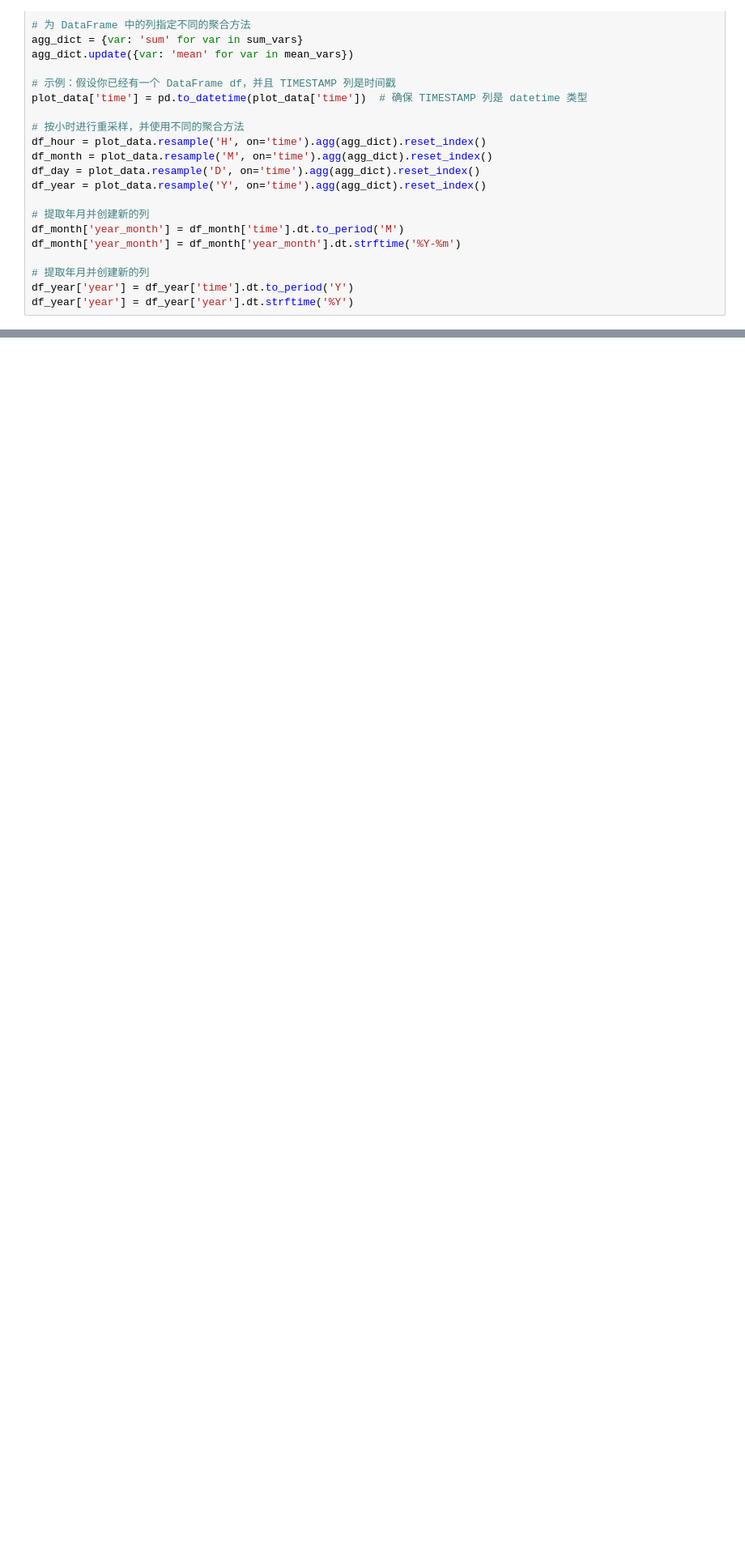
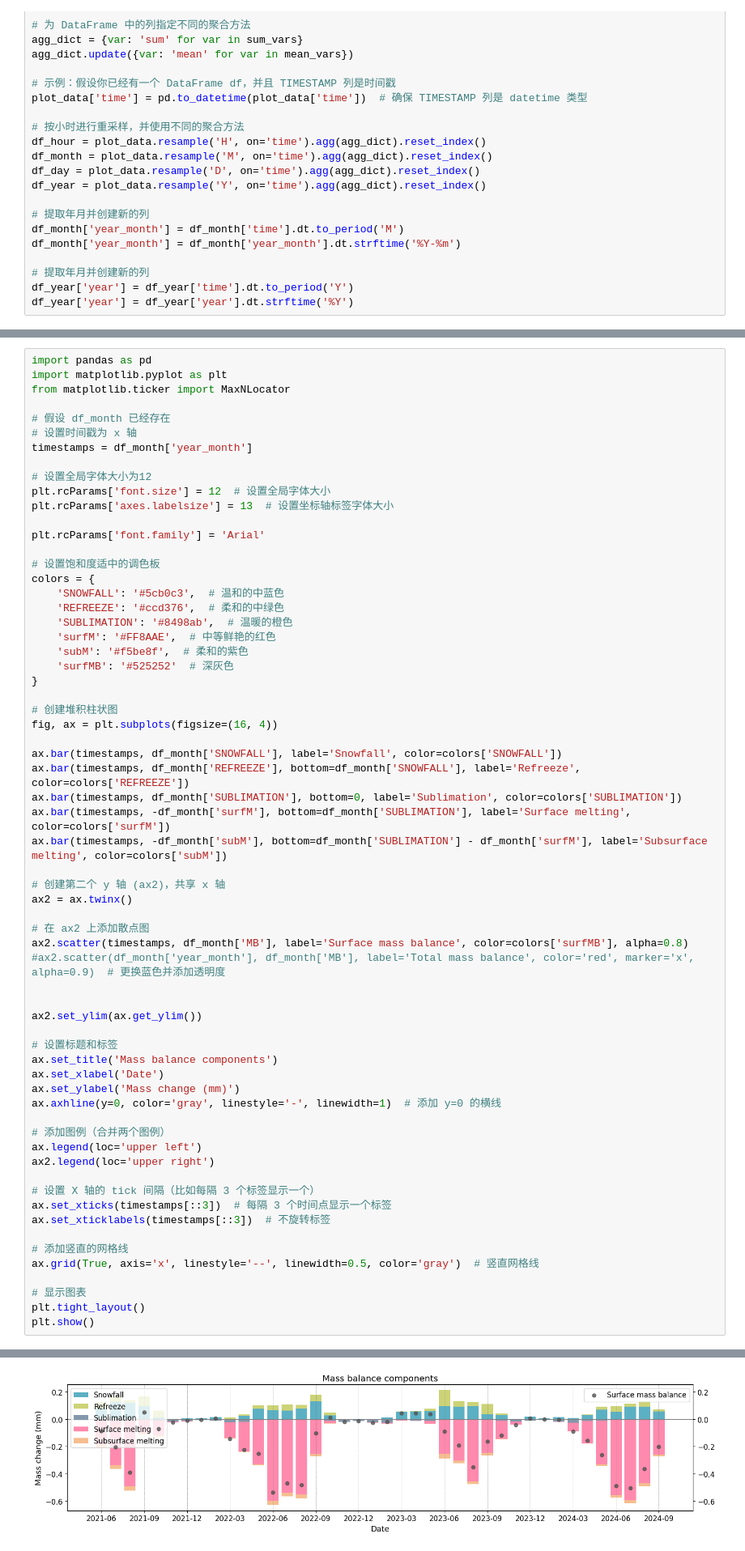
Before and after one commit to Rice-cas/cosipy_kqgr, a Jupyter notebook: plot_result.ipynb, the cells around one changed output, grey strips where cells are left out. Shown at 81% size. Cells and saved outputs as stored; diff of their text form; blank space fills up the shorter version.

```diff
--- a/plot_result.ipynb
+++ b/plot_result.ipynb
@@ -40,0 +135,65 @@ df_year['year'] = df_year['year'].dt.strftime('%Y')
+# %%
+import pandas as pd
+import matplotlib.pyplot as plt
+from matplotlib.ticker import MaxNLocator
+
+# 假设 df_month 已经存在
+# 设置时间戳为 x 轴
+timestamps = df_month['year_month']
+
+# 设置全局字体大小为12
+plt.rcParams['font.size'] = 12  # 设置全局字体大小
+plt.rcParams['axes.labelsize'] = 13  # 设置坐标轴标签字体大小
+
+plt.rcParams['font.family'] = 'Arial'
+
+# 设置饱和度适中的调色板
+colors = {
+    'SNOWFALL': '#5cb0c3',  # 温和的中蓝色
+    'REFREEZE': '#ccd376',  # 柔和的中绿色
+    'SUBLIMATION': '#8498ab',  # 温暖的橙色
+    'surfM': '#FF8AAE',  # 中等鲜艳的红色
+    'subM': '#f5be8f',  # 柔和的紫色
+    'surfMB': '#525252'  # 深灰色
+}
+
+# 创建堆积柱状图
+fig, ax = plt.subplots(figsize=(16, 4))
+
+ax.bar(timestamps, df_month['SNOWFALL'], label='Snowfall', color=colors['SNOWFALL'])
+ax.bar(timestamps, df_month['REFREEZE'], bottom=df_month['SNOWFALL'], label='Refreeze', color=colors['REFREEZE'])
+ax.bar(timestamps, df_month['SUBLIMATION'], bottom=0, label='Sublimation', color=colors['SUBLIMATION'])
+ax.bar(timestamps, -df_month['surfM'], bottom=df_month['SUBLIMATION'], label='Surface melting', color=colors['surfM'])
+ax.bar(timestamps, -df_month['subM'], bottom=df_month['SUBLIMATION'] - df_month['surfM'], label='Subsurface melting', color=colors['subM'])
+
+# 创建第二个 y 轴 (ax2)，共享 x 轴
+ax2 = ax.twinx()
+
+# 在 ax2 上添加散点图
+ax2.scatter(timestamps, df_month['MB'], label='Surface mass balance', color=colors['surfMB'], alpha=0.8)
+#ax2.scatter(df_month['year_month'], df_month['MB'], label='Total mass balance', color='red', marker='x', alpha=0.9)  # 更换蓝色并添加透明度
+
+
+ax2.set_ylim(ax.get_ylim())
+
+# 设置标题和标签
+ax.set_title('Mass balance components')
+ax.set_xlabel('Date')
+ax.set_ylabel('Mass change (mm)')
+ax.axhline(y=0, color='gray', linestyle='-', linewidth=1)  # 添加 y=0 的横线
+
+# 添加图例（合并两个图例）
+ax.legend(loc='upper left')
+ax2.legend(loc='upper right')
+
+# 设置 X 轴的 tick 间隔（比如每隔 3 个标签显示一个）
+ax.set_xticks(timestamps[::3])  # 每隔 3 个时间点显示一个标签
+ax.set_xticklabels(timestamps[::3])  # 不旋转标签
+
+# 添加竖直的网格线
+ax.grid(True, axis='x', linestyle='--', linewidth=0.5, color='gray')  # 竖直网格线
+
+# 显示图表
+plt.tight_layout()
+plt.show()
+# %% [output]
@@ -41,3 +217,4 @@ df_year['year'] = df_year['year'].dt.strftime('%Y')
+[figure, added]
 # %%
 import pandas as pd
 import matplotlib.pyplot as plt
```
Also changed, not shown: parts of 10 cells of this notebook, 9 other files.
